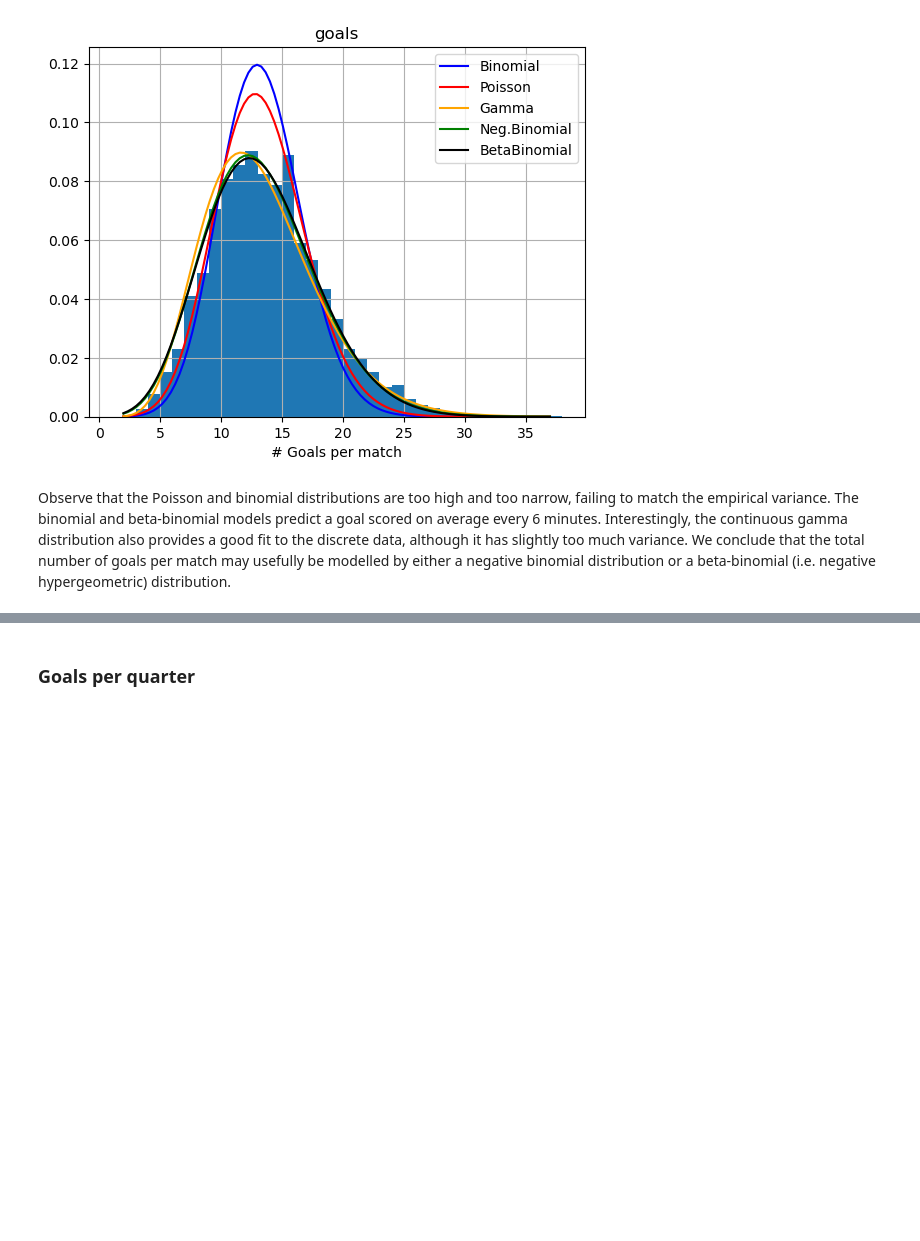
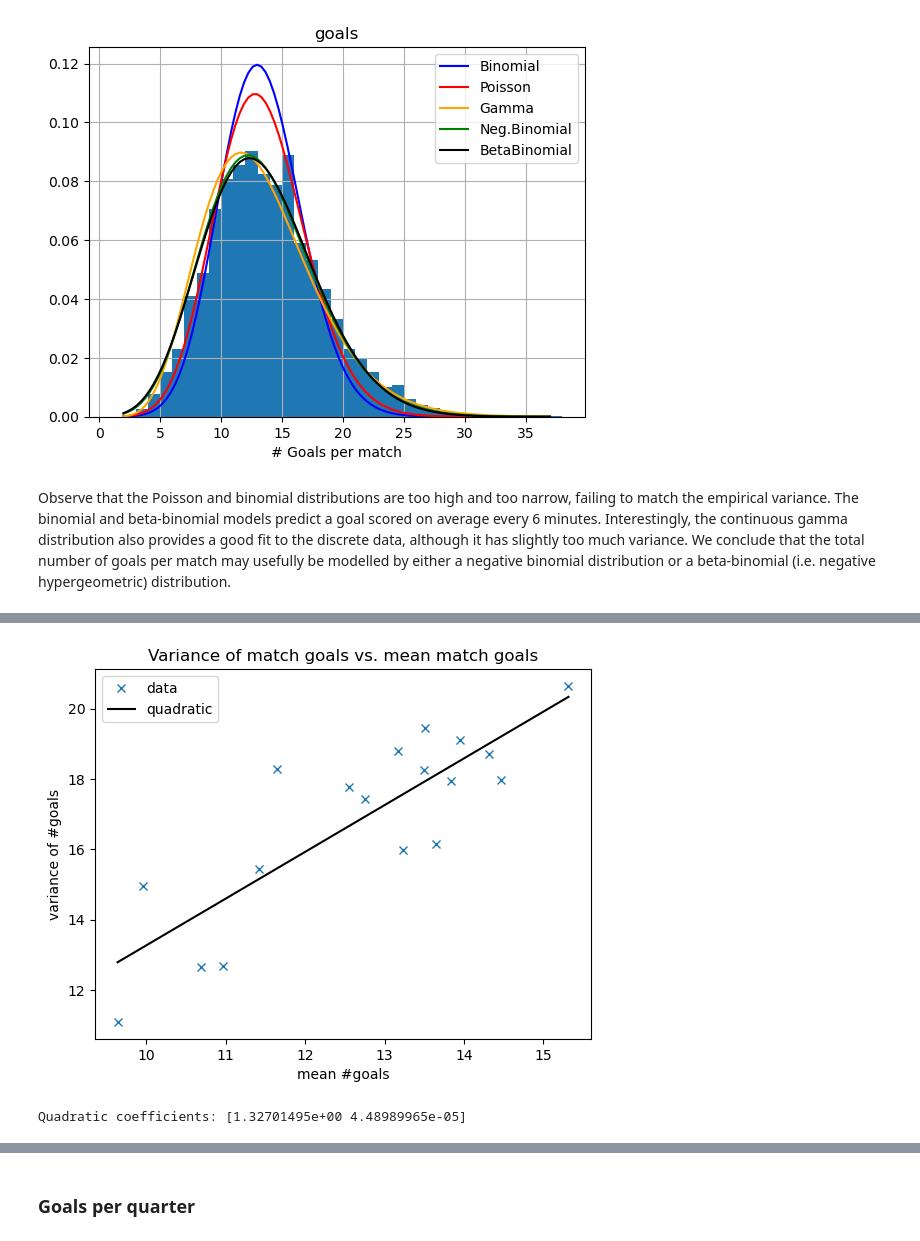
Before and after one commit to gaj67/gaj-data-science, a Jupyter notebook: AFL/notebooks/4_data_analysis.ipynb, the cells around one changed output, grey strips where cells are left out. Cells and saved outputs as stored; diff of their text form; code cells hidden in the pictures; blank space fills up the shorter version.

```diff
--- a/AFL/notebooks/4_data_analysis.ipynb
+++ b/AFL/notebooks/4_data_analysis.ipynb
@@ -874,0 +962,25 @@ XXX
+# %%
+X = np.array(rank_goal_means)
+Xr = np.linspace(min(X), max(X), 100)
+Y = rank_goal_vars
+W = rank_goal_nums
+# Fit quadratic model, no interecept
+lr2 = LinearRegression(fit_intercept=False).fit(
+    stats_tools.no_intercept(X, X**2),
+    Y, W
+)
+Y2 = lr2.predict(stats_tools.no_intercept(Xr, Xr**2))
+# %%
+plt.plot(X, Y, 'x')
+plt.plot(Xr, Y2, 'k')
+plt.title("Variance of match goals vs. mean match goals")
+plt.xlabel("mean #goals")
+plt.ylabel("variance of #goals")
+plt.legend(['data', 'quadratic'])
+plt.show()
+# %% [output]
+[figure, added]
+# %%
+print("Quadratic coefficients:", lr2.coef_)
+# %% [output]
+Quadratic coefficients: [1.32701495e+00 4.48989965e-05]
```
Also changed, not shown: parts of 58 cells of this notebook, 2 other files.
